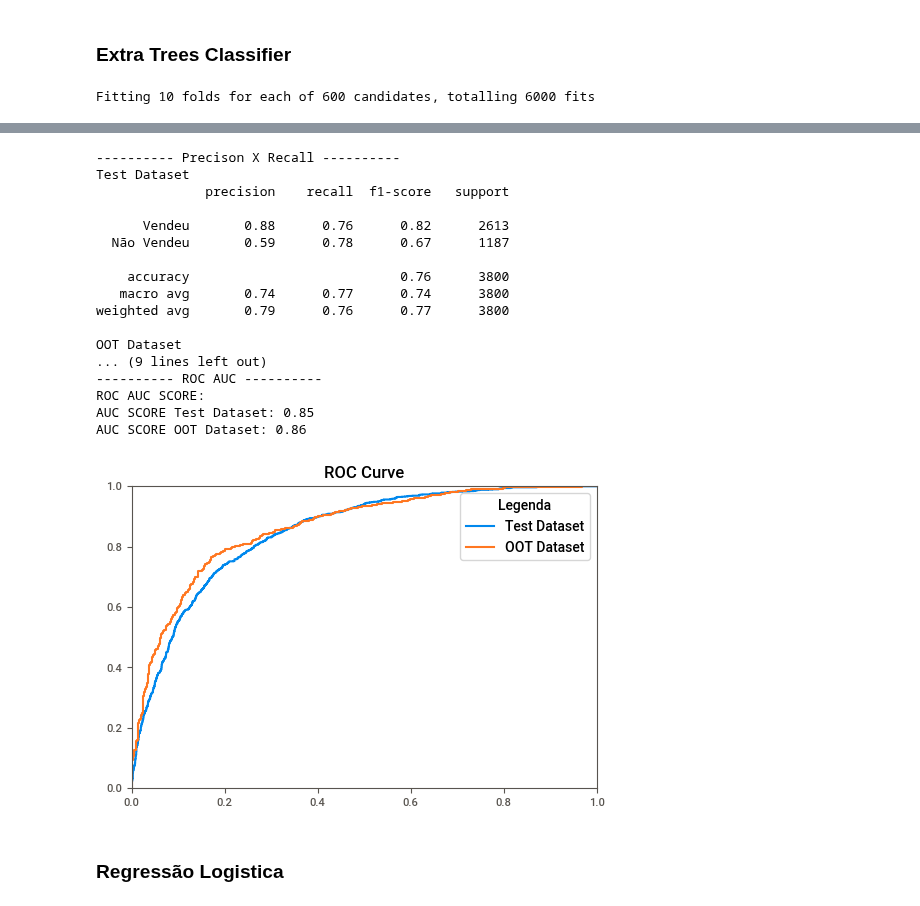
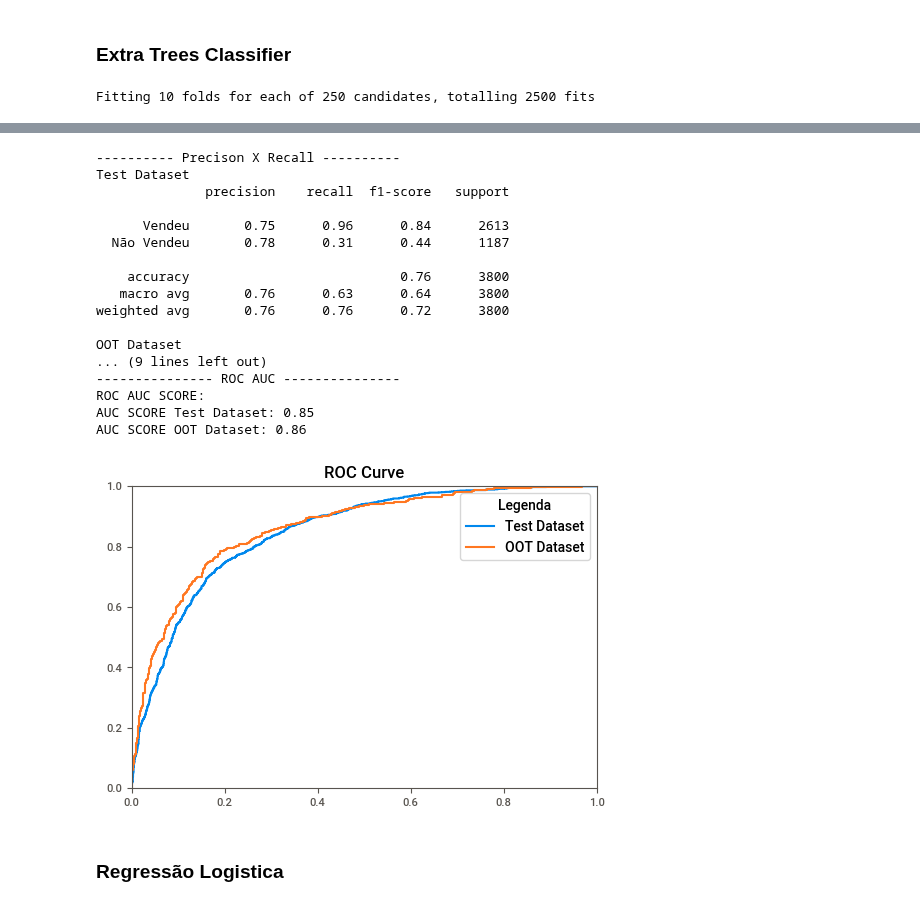
Before and after one commit to thifujikawa/clientes_olist, a Jupyter notebook: Modelling/modelling.ipynb, the cells around one changed output, grey strips where cells are left out. Saved outputs shown, nothing was run; the diff lists cells and outputs as text; code cells hidden in the pictures.

```diff
--- a/Modelling/modelling.ipynb
+++ b/Modelling/modelling.ipynb
@@ -497,7 +497,7 @@ grid = {    "alg__n_estimators" : [100,200,500,1000],
 
 
 otimizacao_tree = RandomizedSearchCV(    estimator=pipeline_Ex_tree, param_distributions=grid,
-                                    n_iter=600, n_jobs=-1, cv = cv_split,
+                                    n_iter=250, n_jobs=-1, cv = cv_split,
                                     scoring='roc_auc', verbose=1,
                                     random_state=123)
 otimizacao_tree.fit(X_train[features], y_train)
@@ -513,5 +513,5 @@ report(df_oot[target],df_oot[features], pipeline_Ex_tree, "OOT Dataset")
 print("--------------- ROC AUC ---------------")
 metricas_roc_auc(pipeline_Ex_tree, X_test, df_oot[features], y_test, df_oot[target])
 # %% [output]
-Fitting 10 folds for each of 600 candidates, totalling 6000 fits
+Fitting 10 folds for each of 250 candidates, totalling 2500 fits
 [Parallel(n_jobs=-1)]: Using backend LokyBackend with 12 concurrent workers.
@@ -529,21 +526,21 @@ Fitting 10 folds for each of 600 candidates, totalling 6000 fits
 ---------- Precison X Recall ----------
 Test Dataset
               precision    recall  f1-score   support
 
-      Vendeu       0.88      0.76      0.82      2613
-  Não Vendeu       0.59      0.78      0.67      1187
+      Vendeu       0.75      0.96      0.84      2613
+  Não Vendeu       0.78      0.31      0.44      1187
 
     accuracy                           0.76      3800
-   macro avg       0.74      0.77      0.74      3800
-weighted avg       0.79      0.76      0.77      3800
+   macro avg       0.76      0.63      0.64      3800
+weighted avg       0.76      0.76      0.72      3800
 
 OOT Dataset
 ... (9 lines left out)
----------- ROC AUC ----------
+--------------- ROC AUC ---------------
 ROC AUC SCORE:
 AUC SCORE Test Dataset: 0.85
 AUC SCORE OOT Dataset: 0.86
-[figure, old version]
+[figure, new version]
 # %% [markdown]
 ### Regressão Logistica
 # %%
```
Also changed, not shown: parts of 11 cells of this notebook, 2 other files.
